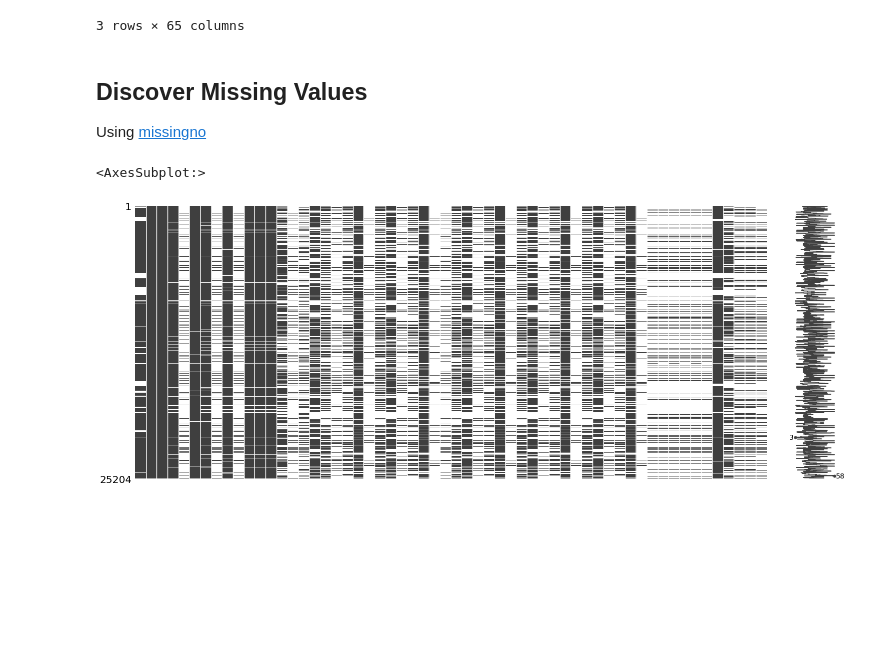
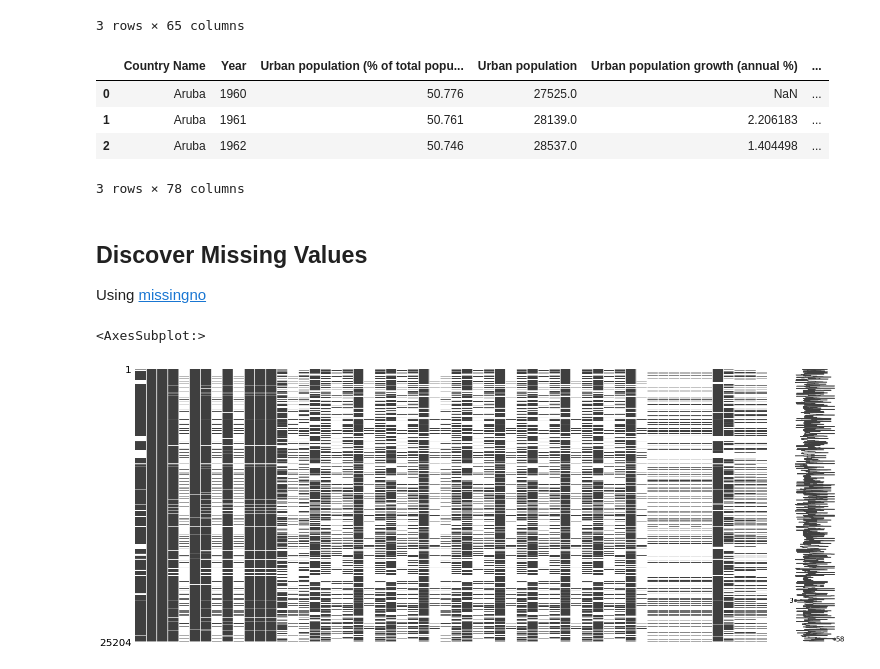
Before and after one commit to BingQuanChua/SASPICIOUS, a Jupyter notebook: eda_Kyle_missingno.ipynb, the cells around one changed output. Cells and saved outputs as stored; diff of their text form; code cells hidden in the pictures; blank space fills up the shorter version.

```diff
--- a/eda_Kyle_missingno.ipynb
+++ b/eda_Kyle_missingno.ipynb
@@ -25,6 +25,16 @@ df_raw_worldbank.head(3)
 | 1 | Aruba | ABW | Urban population | SP.URB.TOTL | 27525.000 | 28139.000000 | 28537.000000 | 28763.000000 | ... |
 | 2 | Aruba | ABW | Urban population growth (annual %) | SP.URB.GROW | NaN | 2.206183 | 1.404498 | 0.788835 | ... |
 3 rows × 65 columns
+# %%
+# Load worldbank transposed's dataset
+df_raw_worldbank_transposed = pd.read_csv('output/dataset_worldbank_transposed.csv')
+df_raw_worldbank_transposed.head(3)
+# %% [output]
+|  | Country Name | Year | Urban population (% of total popu... | Urban population | Urban population growth (annual %) | ... |
+| 0 | Aruba | 1960 | 50.776 | 27525.0 | NaN | ... |
+| 1 | Aruba | 1961 | 50.761 | 28139.0 | 2.206183 | ... |
+| 2 | Aruba | 1962 | 50.746 | 28537.0 | 1.404498 | ... |
+3 rows × 78 columns
 # %% [markdown]
 ## Discover Missing Values
 
```
Also changed, not shown: parts of 2 cells of this notebook.
